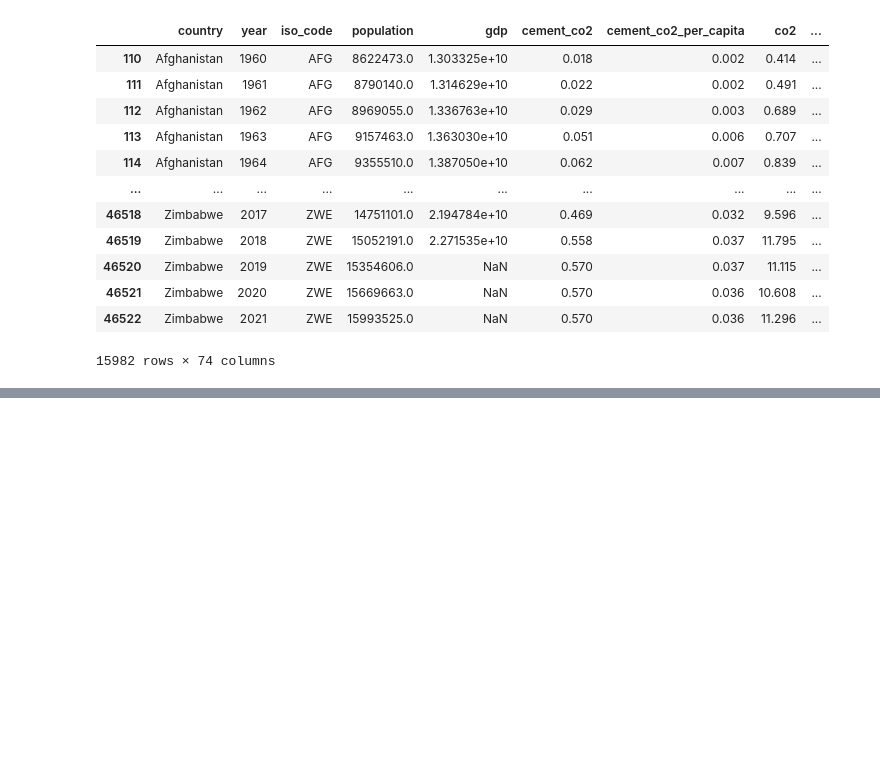
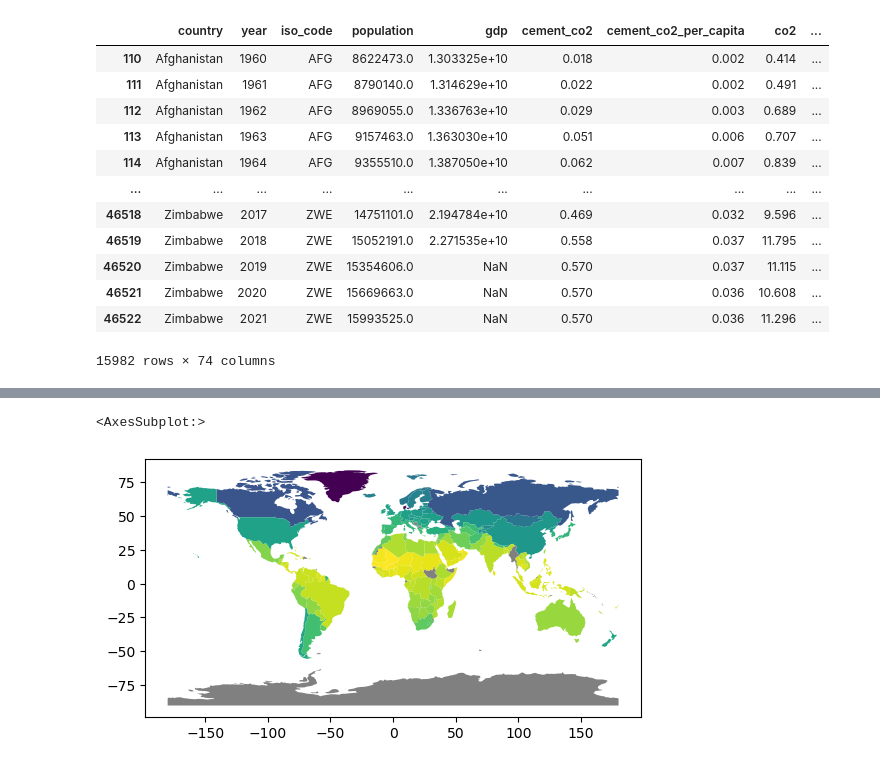
Before and after one commit to ubco-W2022T2-data301/project-group-group42, a Jupyter notebook: analysis/ungraded/cleaning.ipynb, the cells around one changed output, grey strips where cells are left out. Drawn from its saved outputs; the diff is of its cells as text; code cells hidden in the pictures; blank space fills up the shorter version.

```diff
--- a/analysis/ungraded/cleaning.ipynb
+++ b/analysis/ungraded/cleaning.ipynb
@@ -89,0 +120,18 @@ world.plot(column="1960_co2")
+# %%
+temp_df = pd.read_csv("../../data/raw/GlobalLandTemperaturesByCountry.csv")
+temp_df["dt"] = (temp_df["dt"].apply(pd.to_datetime)).dt.date #Converts to datetime (Takes a while)
+temp_df["year"] = [x.year for x in temp_df["dt"]] #Just shows the year
+temp_df = temp_df.groupby([temp_df["year"],temp_df["Country"]])["AverageTemperature"].mean(numeric_only=True).reset_index()#Convertes monthly average temp into annaully
+
+pivoted_df = (temp_df.sort_values(by=["Country","year"])
+        .loc[lambda x: x.year > 1959] #Drops rows from before 1960
+        .replace({"United States":"United States of America", #Changes a few country names for plotting with geopandas
+                     "Congo (Democratic Republic Of The)" : "Dem. Rep. Congo",
+                     "Central African Republic":"Central African Rep.",
+                     "Côte D'Ivoire":"Côte d'Ivoire",
+                     "Czech Republic":"Czechia"}))
+# %%
+list2 = pivoted_df["Country"].tolist()
+pivoted_df = pivoted_df[pivoted_df["Country"].isin(world["name"].unique().tolist())] #Gets rid of any country which is not in world data (basically small island nations)
+pivoted_df = pivoted_df.pivot(index="Country",columns=["year"],values=["AverageTemperature"]) #pivots so each country is a row and the temperature at each year is the columns
+pivoted_df
@@ -89,0 +154,16 @@ world.plot(column="1960_co2")
+# %%
+list1 = world.index.tolist()
+def non_match_elements(list_a, list_b):
+    non_match = []
+    for i in list_a:
+        if i not in list_b:
+            non_match.append(i)
+    return non_match
+#non_match_elements(list1,list2)
+world = pd.concat((world,pivoted_df),axis=1)
+# %%
+missing_kwds = dict(color='grey', label='No Data')
+world.plot(column=('AverageTemperature', 2004),missing_kwds=missing_kwds)
+# %% [output]
+<AxesSubplot:>
+[figure, added]
```
Also changed, not shown: parts of 11 cells of this notebook.
